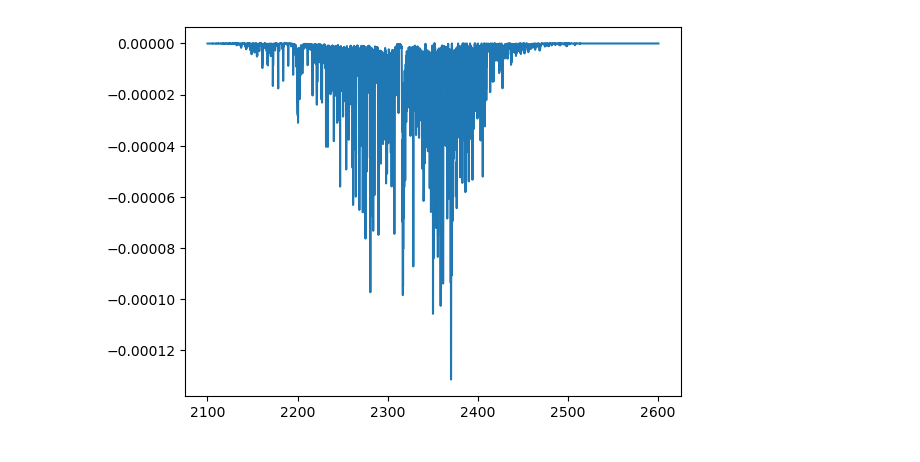
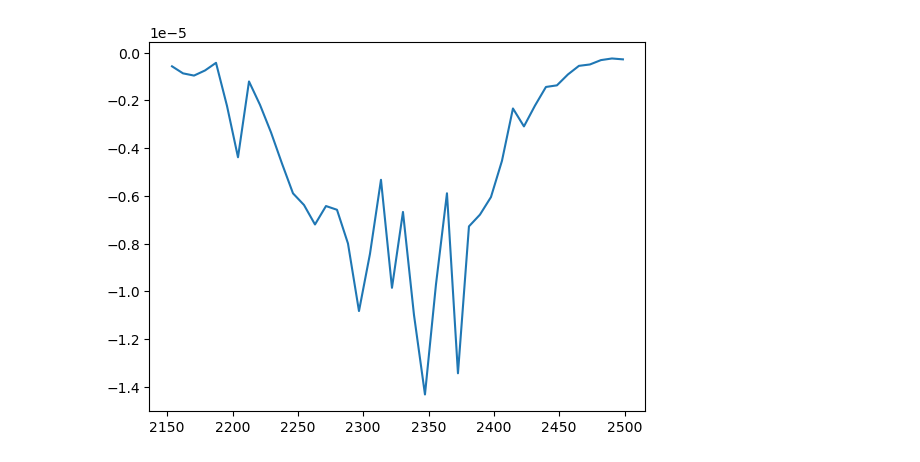
Before and after one commit to Emeric53/MF, a Jupyter notebook: utils/uas.ipynb, the cells around one changed output. Saved outputs shown, nothing was run; the diff lists cells and outputs as text; code cells hidden in the pictures.

```diff
--- a/utils/uas.ipynb
+++ b/utils/uas.ipynb
@@ -43,62 +197,36 @@ def generate_satellite_uas(
     total_radiance = []
     slopelist = []
 
     filepath = (
             "C:\\PcModWin5\\Bin\\batch\\AHSI_methane_0_ppmm_tape7.txt"
         )
     bands, base_radiance = get_simulated_satellite_radiance(
         filepath, channels_path, lower_wavelength, upper_wavelength
     )
 
 
     for enhancement in enhancement_range:
         # filepath = f"C:\\PcModWin5\\Bin\\batch\\{int(enhancement)}_90_0_tape7.txt"
         filepath = (
             f"C:\\PcModWin5\\Bin\\batch\\AHSI_methane_{int(enhancement)}_ppmm_tape7.txt"
         )
-        # bands, convoluved_radiance = get_simulated_satellite_radiance(
-        #     filepath, channels_path, lower_wavelength, upper_wavelength
-        # )
-        bands, convoluved_radiance = read_simulated_radiance(filepath)
+        bands, convoluved_radiance = get_simulated_satellite_radiance(
+            filepath, channels_path, lower_wavelength, upper_wavelength
+        )
+        # bands, convoluved_radiance = read_simulated_radiance(filepath)
         total_radiance.append(convoluved_radiance)
     total_radiance = np.transpose(np.log(np.array(total_radiance)))
 
     # 拟合斜率作为单位吸收谱的结果
     for data in total_radiance:
         slope, _ = np.polyfit(enhancement_range, data, 1)
         slopelist.append(min(slope, 0))
 
     return bands, slopelist
 
 wvls,uas = generate_satellite_uas("AHSI",np.arange(500,20000,500),2150,2500)
-indices = np.where(wvls>2100)
 plt.figure()
-plt.plot(np.array(wvls)[indices],np.array(uas)[indices])
+plt.plot(np.array(wvls),np.array(uas))
 plt.show()
-
-
-# channels_path = "C:\\Users\\RS\\VSCode\\matchedfiltermethod\\src\\data\\satellite_channels\\AHSI_channels.npz"
-# filepath1 = "C:\\PcModWin5\\Bin\\batch\\50000_60_0_tape7.txt"
-# # filepath = "C:\\PcModWin5\\Bin\\batch\\0_0_0_tape7.txt"
-# filepath = "C:\\PcModWin5\\Bin\\batch\\AHSI_methane_20000_ppmm_tape7.txt"
-# fig, ax = plt.subplots(1, 2)
-# bands, convoluved_radiance = get_simulated_satellite_radiance(
-#     filepath, channels_path, 2100, 2500
-# )
-# ax[0].plot(bands, convoluved_radiance)
-# bands, convoluved_radiance = get_simulated_satellite_radiance(
-#     filepath1, channels_path, 2100, 2500
-# )
-# ax[1].plot(bands, convoluved_radiance)
-
-# bands, radiance = read_simulated_radiance(filepath1)
-# condition = np.logical_and(bands >= 2100, bands <= 2500)
-# ax[0].plot(bands[condition], radiance[condition])
-# print(radiance.max())
-# bands, radiance = read_simulated_radiance(filepath)
-# condition = np.logical_and(bands >= 2100, bands <= 2500)
-# ax[1].plot(bands[condition], radiance[condition])
-# print(radiance.max())
-# plt.show()
 # %% [output]
-[figure, old version]
+[figure, new version]
```
Also changed, not shown: parts of 1 cell of this notebook, 2 other files.
